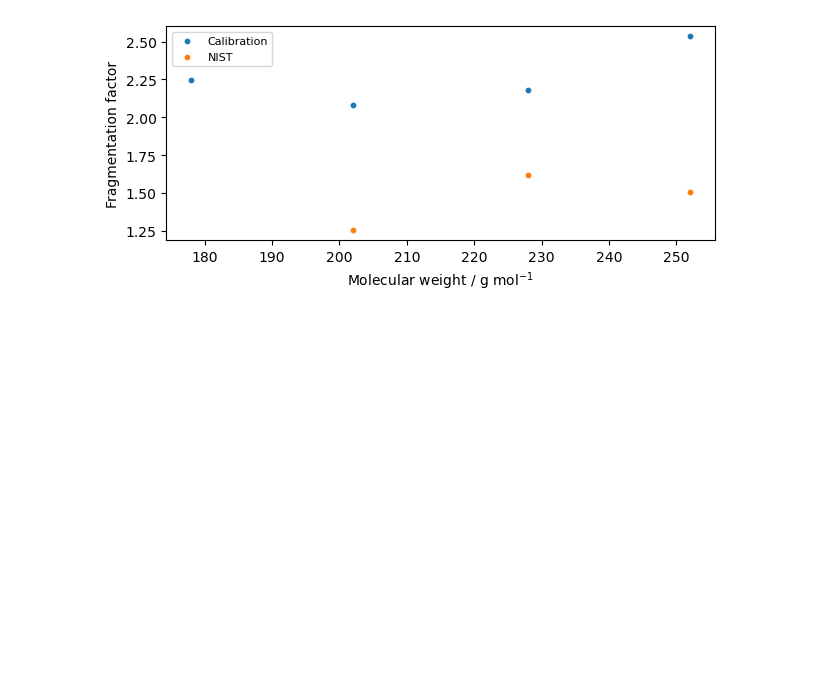
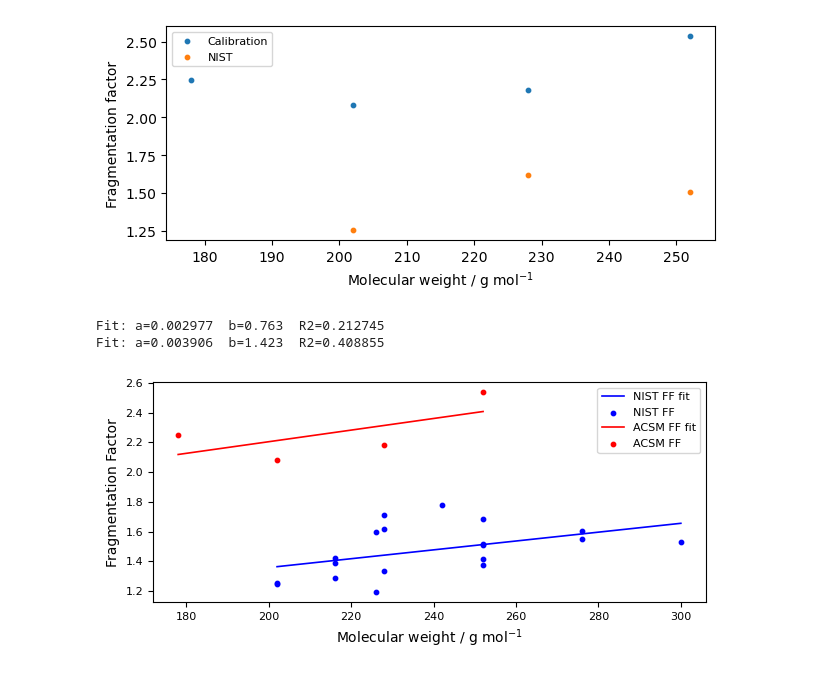
Before and after one commit to Normann25/NFA_project, a Jupyter notebook: cal.ipynb, the cells around one changed output. Drawn from its saved outputs; the diff is of its cells as text; code cells hidden in the pictures; blank space fills up the shorter version.

```diff
--- a/cal.ipynb
+++ b/cal.ipynb
@@ -199,16 +144,20 @@ def linear_fit(x, y, a_guess, b_guess):
-# %%
-def plot_with_LinReg(ax, data_dict, df_keys, a_guess, b_guess, lbl, clr, ax_labels):
-    for i, key in enumerate(data_dict.keys()):
-        df = data_dict[key]
-        x, y = df[df_keys[i][0]], df[df_keys[i][1]]
-
-        lbl_fit = lbl[i] + 'fit'
-
-        a, b, squares, ndof, R2 = linear_fit(x, y, a_guess, b_guess)
-        y_fit = a*x + b
-
-        ax.plot(x, y_fit, label = lbl_fit, color = clr[i], lw = 1.2)
-        ax.scatter(x, y, label = lbl[i], color = clr[i], s = 10)
-
-    ax.legend(fontsize = 8)
-    ax.set(xlabel = ax_labels[0], ylabel = ax_labels[1])
+# %%
+df_keys = [['Molecular weight', 'FF v3'],
+           ['Molecular weight', 'FF']]
+a_guess = [0.1, 0.1]
+b_guess = [2, 1]
+labels = ['NIST FF', 'ACSM FF']
+colors = ['blue', 'red']
+ax_labels = ['Molecular weight / g mol$^{-1}$', 'Fragmentation Factor']
+
+fig, ax = plt.subplots(figsize = (6.3, 3))
+
+plot_with_LinReg(ax, FF_dict, df_keys, a_guess, b_guess, labels, colors, ax_labels)
+
+fig.tight_layout()
+fig.savefig('Calibration/FF_fit.png', dpi = 600)
+plt.show()
+# %% [output]
+Fit: a=0.002977  b=0.763  R2=0.212745
+Fit: a=0.003906  b=1.423  R2=0.408855
+[figure, added]
```
Also changed, not shown: parts of 2 cells of this notebook, 2 other files.
